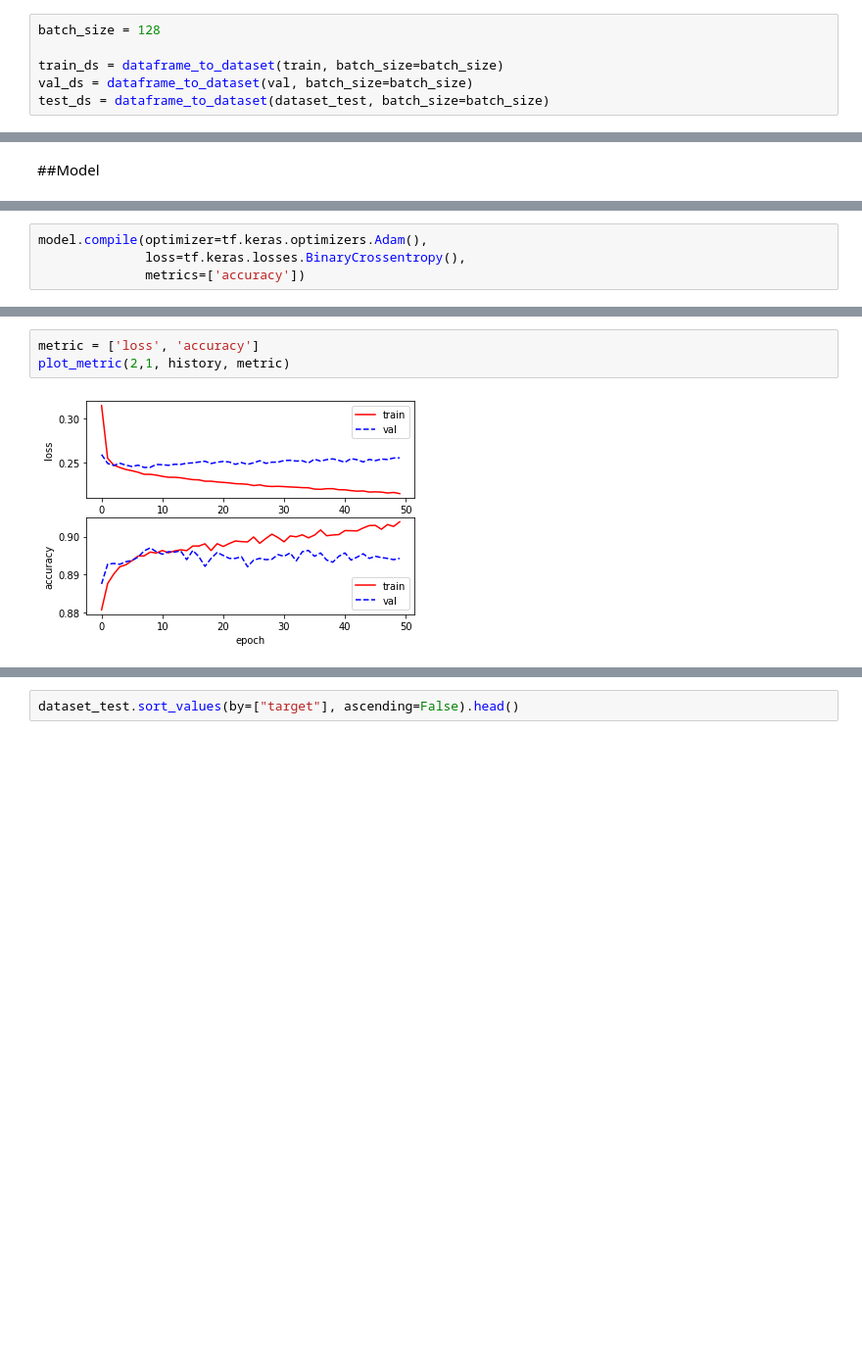
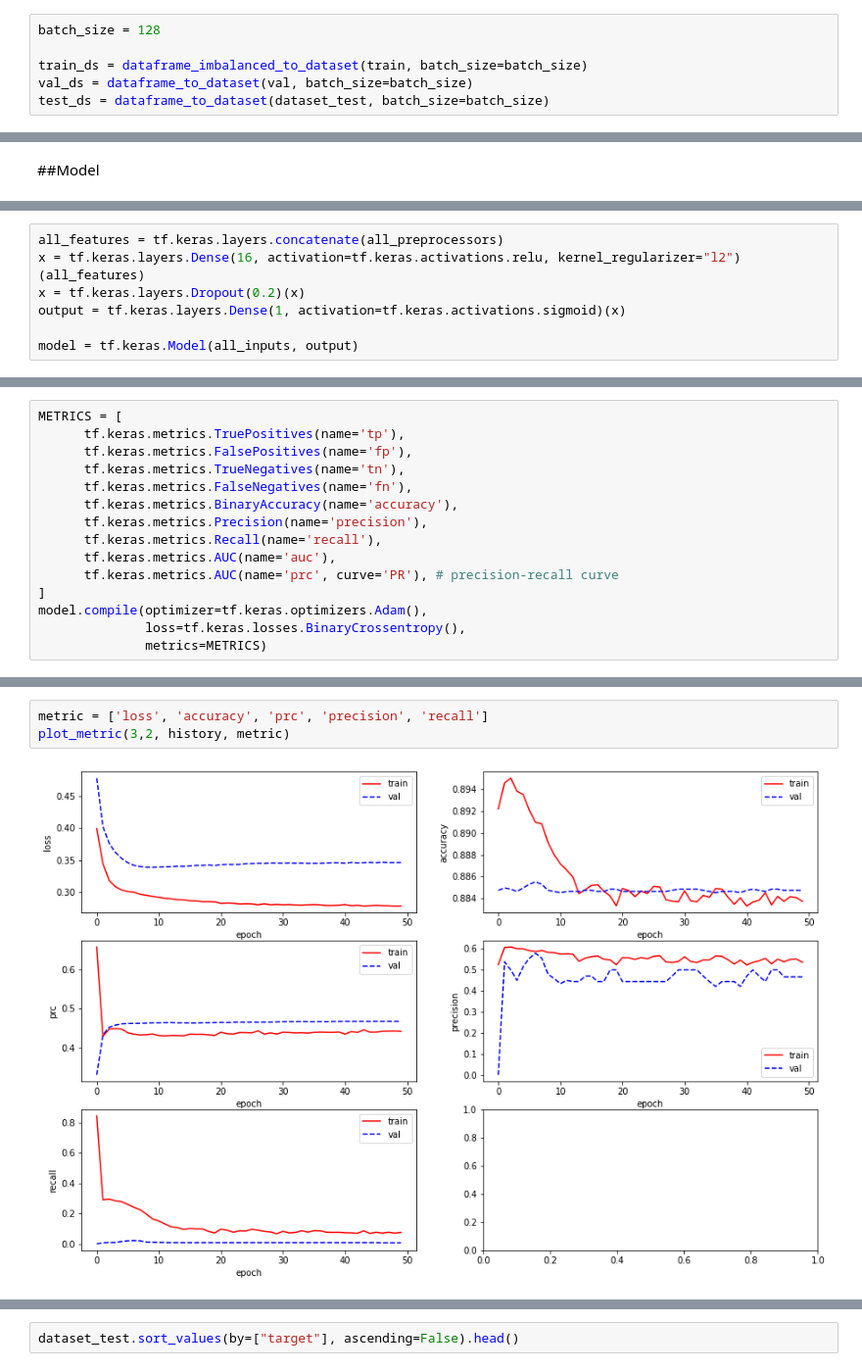
Before and after one commit to andreanstev/Bank_Telemarketing_Analysis, a Jupyter notebook: _Demo_day_Fintech_8.ipynb, the cells around one changed output, grey strips where cells are left out. Shown at 98% size. Drawn from its saved outputs; the diff is of its cells as text; blank space fills up the shorter version.

```diff
--- a/_Demo_day_Fintech_8.ipynb
+++ b/_Demo_day_Fintech_8.ipynb
@@ -206,7 +227,7 @@ membuat dataset
 # %%
 batch_size = 128
 
-train_ds = dataframe_to_dataset(train, batch_size=batch_size)
+train_ds = dataframe_imbalanced_to_dataset(train, batch_size=batch_size)
 val_ds = dataframe_to_dataset(val, batch_size=batch_size)
 test_ds = dataframe_to_dataset(dataset_test, batch_size=batch_size)
 # %% [markdown]
@@ -355 +343,8 @@ model = tf.keras.Model(all_inputs, output)
+# %%
+all_features = tf.keras.layers.concatenate(all_preprocessors)
+x = tf.keras.layers.Dense(16, activation=tf.keras.activations.relu, kernel_regularizer="l2")(all_features)
+x = tf.keras.layers.Dropout(0.2)(x)
+output = tf.keras.layers.Dense(1, activation=tf.keras.activations.sigmoid)(x)
+
+model = tf.keras.Model(all_inputs, output)
 # %%
@@ -360,7 +354,18 @@ tf.keras.utils.plot_model(model, show_shapes=True, rankdir="LR")
-# %%
-model.compile(optimizer=tf.keras.optimizers.Adam(),
-              loss=tf.keras.losses.BinaryCrossentropy(),
-              metrics=['accuracy'])
+# %%
+METRICS = [
+      tf.keras.metrics.TruePositives(name='tp'),
+      tf.keras.metrics.FalsePositives(name='fp'),
+      tf.keras.metrics.TrueNegatives(name='tn'),
+      tf.keras.metrics.FalseNegatives(name='fn'),
+      tf.keras.metrics.BinaryAccuracy(name='accuracy'),
+      tf.keras.metrics.Precision(name='precision'),
+      tf.keras.metrics.Recall(name='recall'),
+      tf.keras.metrics.AUC(name='auc'),
+      tf.keras.metrics.AUC(name='prc', curve='PR'), # precision-recall curve
+]
+model.compile(optimizer=tf.keras.optimizers.Adam(),
+              loss=tf.keras.losses.BinaryCrossentropy(),
+              metrics=METRICS)
 # %%
 history = model.fit(train_ds, epochs=50, validation_data=val_ds)
 # %% [output]
@@ -384,5 +389,5 @@ Epoch 50/50
 # %%
-metric = ['loss', 'accuracy']
-plot_metric(2,1, history, metric)
+metric = ['loss', 'accuracy', 'prc', 'precision', 'recall']
+plot_metric(3,2, history, metric)
 # %% [output]
-[figure, old version]
+[figure, new version]
```
Also changed, not shown: parts of 19 cells of this notebook.
